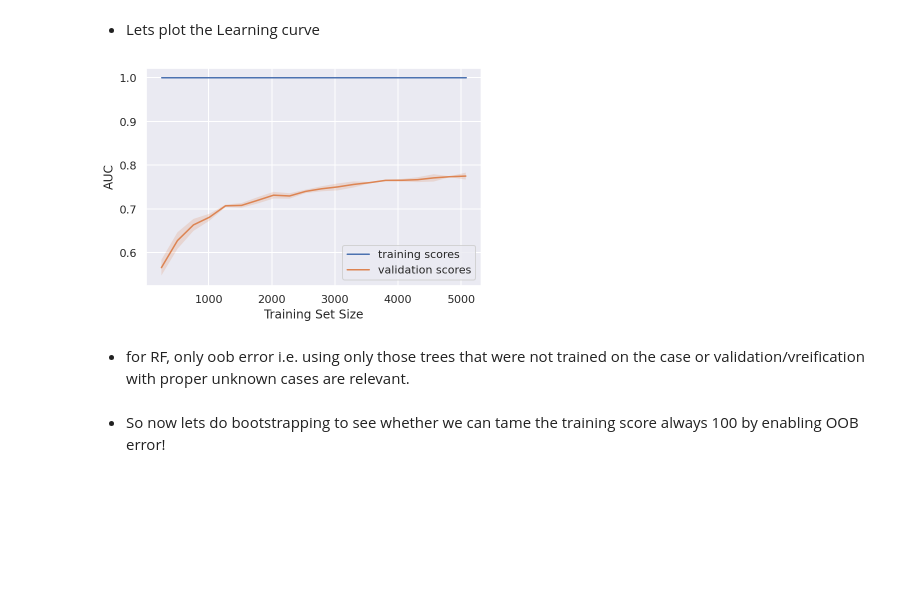
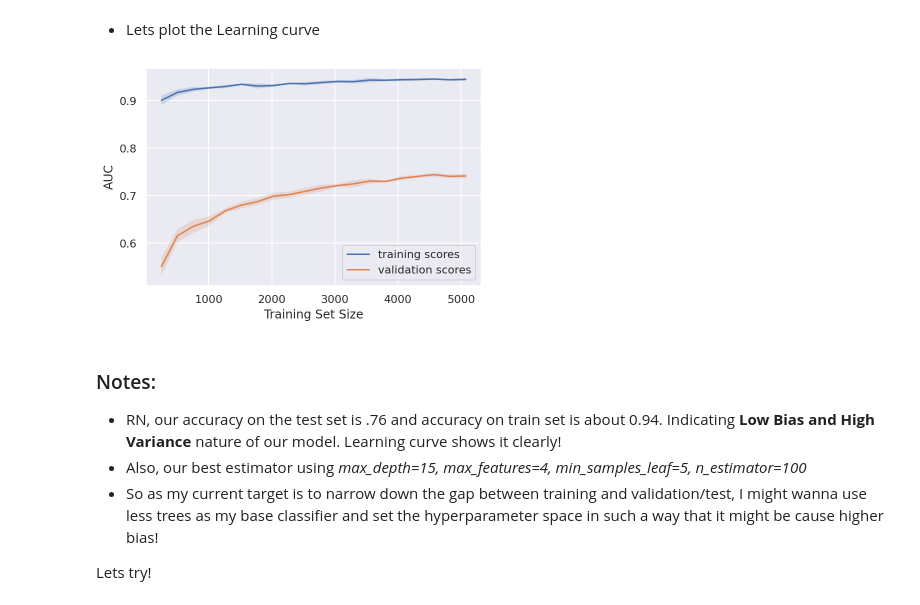
Before and after one commit to Salekeen/Regional-Accent-Classification, a Jupyter notebook: AYO/Random Forest.ipynb, the cells around one changed output. Drawn from its saved outputs; the diff is of its cells as text; code cells hidden in the pictures; blank space fills up the shorter version.

Commit message:
added Learning Curve

```diff
--- a/AYO/Random Forest.ipynb
+++ b/AYO/Random Forest.ipynb
@@ -89,7 +89,7 @@ accuracy_score(y_test,rfc_pred)
 ## Hyperparameter tuning:
 # %%
 forest_params = {'max_features': [4, 7, 10, 13],
-              'min_samples_leaf': [1, 3, 5, 7],
+              'min_samples_leaf': [5, 7],
               'max_depth': [5, 10, 15, 20]}
 rfc = RandomForestClassifier(n_estimators=100,random_state=17,n_jobs=-1)
 
@@ -140,10 +148,10 @@ def plot_with_err(x, data, **kwargs):
         alpha=0.2,
     )
 # %%
-def plot_learning_curve(degree=2,alphas=0.01):
+def plot_learning_curve():
     train_sizes = np.linspace(0.05,1,20)
     N_train,val_train,val_test = learning_curve(
-        gcv.best_estimator_,X_train,y_train,train_sizes=train_sizes,cv=skf
+        gcv.best_estimator_,X_train,y_train,train_sizes=train_sizes,cv=skf,shuffle=True
     )
     plot_with_err(N_train, val_train, label="training scores")
     plot_with_err(N_train, val_test, label="validation scores")
@@ -151,11 +159,14 @@ def plot_learning_curve(degree=2,alphas=0.01):
     plt.ylabel("AUC")
     plt.legend()
     plt.grid(True);
-# %%
-plot_learning_curve(degree=2,alphas=10)
-# %% [output]
-[figure, removed]
-# %% [markdown]
-- for RF, only oob error i.e. using only those trees that were not trained on the case or validation/vreification with proper unknown cases are relevant.
-# %% [markdown]
-- So now lets do bootstrapping to see whether we can tame the training score always 100 by enabling OOB error!
+# %%
+plot_learning_curve()
+# %% [output]
+[figure, added]
+# %% [markdown]
+### Notes:
+- RN, our accuracy on the test set is .76 and accuracy on train set is about 0.94. Indicating **Low Bias and High Variance** nature of our model. Learning curve shows it clearly!
+- Also, our best estimator using *max_depth=15, max_features=4, min_samples_leaf=5, n_estimator=100*
+- So as my current target is to narrow down the gap between training and validation/test, I might wanna use less trees as my base classifier and set the hyperparameter space in such a way that it might be cause higher bias!
+
+Lets try!
```
Also changed, not shown: parts of 12 cells of this notebook.
